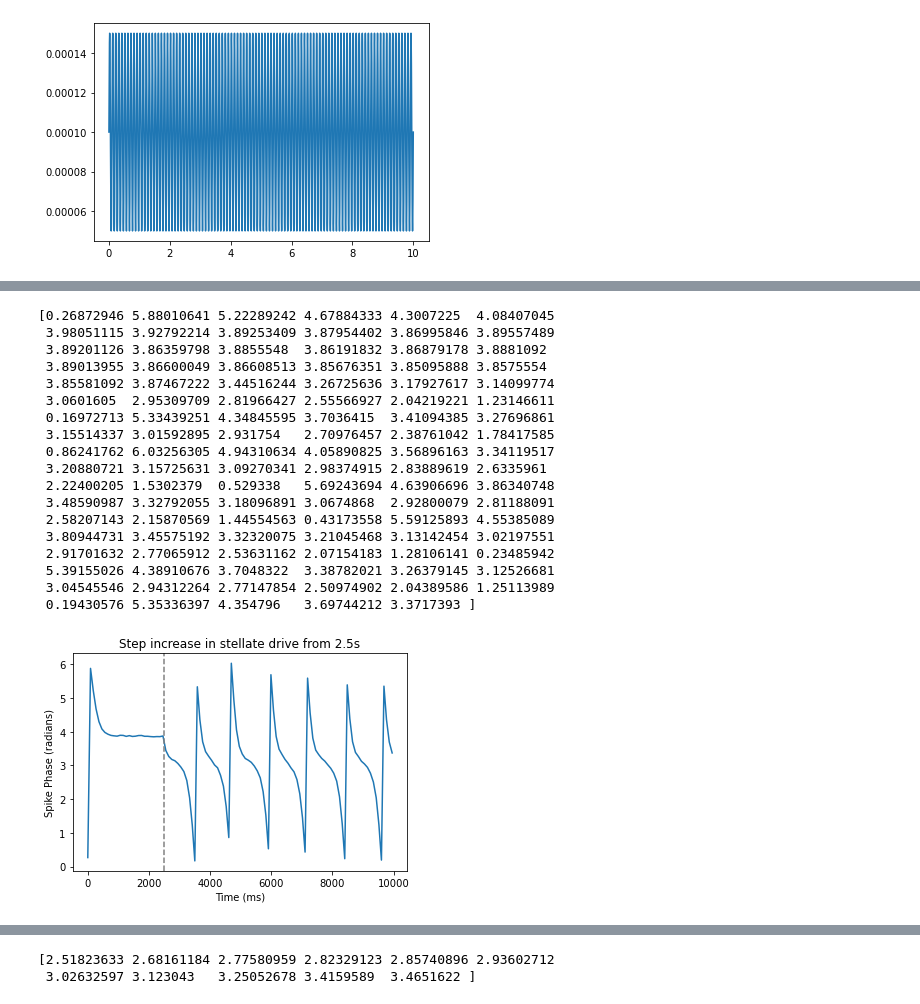
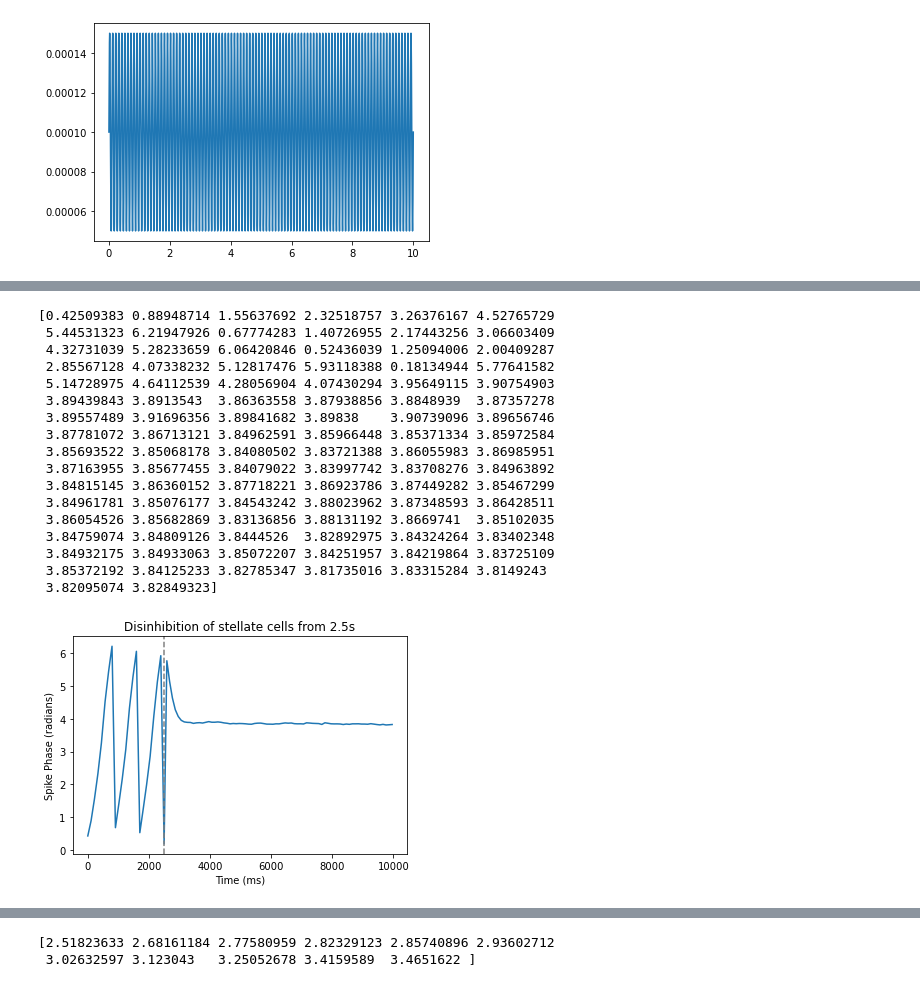
Before and after one commit to tiny-infinity/GridCellsTheta, a Jupyter notebook: amitabha_bose.ipynb, the cells around one changed output, grey strips where cells are left out. Cells and saved outputs as stored; diff of their text form; code cells hidden in the pictures.

```diff
--- a/amitabha_bose.ipynb
+++ b/amitabha_bose.ipynb
@@ -120,32 +156,31 @@ plt.show()
 # %%
 spike_phases = freq * 2* np.pi * (np.array(spike_times.to_python())/1000)%(2*np.pi)
 print(spike_phases)
 plt.plot(spike_times.to_python(),spike_phases)
 plt.axvline(x=2500, color='gray', linestyle='--')
 plt.xlabel('Time (ms)')
 plt.ylabel('Spike Phase (radians)')
-plt.title("Step increase in stellate drive from 2.5s")
+plt.title("Disinhibition of stellate cells from 2.5s")
 #plt.axvline(x=3500, color='gray', linestyle='--')
 plt.savefig('save_figs/phase_prec_step_sig_0.png',dpi=300)
 plt.show()
 # %% [output]
-[0.26872946 5.88010641 5.22289242 4.67884333 4.3007225  4.08407045
- 3.98051115 3.92792214 3.89253409 3.87954402 3.86995846 3.89557489
- 3.89201126 3.86359798 3.8855548  3.86191832 3.86879178 3.8881092
- 3.89013955 3.86600049 3.86608513 3.85676351 3.85095888 3.8575554
- 3.85581092 3.87467222 3.44516244 3.26725636 3.17927617 3.14099774
- 3.0601605  2.95309709 2.81966427 2.55566927 2.04219221 1.23146611
- 0.16972713 5.33439251 4.34845595 3.7036415  3.41094385 3.27696861
- 3.15514337 3.01592895 2.931754   2.70976457 2.38761042 1.78417585
- 0.86241762 6.03256305 4.94310634 4.05890825 3.56896163 3.34119517
- 3.20880721 3.15725631 3.09270341 2.98374915 2.83889619 2.6335961
- 2.22400205 1.5302379  0.529338   5.69243694 4.63906696 3.86340748
- 3.48590987 3.32792055 3.18096891 3.0674868  2.92800079 2.81188091
- 2.58207143 2.15870569 1.44554563 0.43173558 5.59125893 4.55385089
- 3.80944731 3.45575192 3.32320075 3.21045468 3.13142454 3.02197551
- 2.91701632 2.77065912 2.53631162 2.07154183 1.28106141 0.23485942
- 5.39155026 4.38910676 3.7048322  3.38782021 3.26379145 3.12526681
- 3.04545546 2.94312264 2.77147854 2.50974902 2.04389586 1.25113989
- 0.19430576 5.35336397 4.354796   3.69744212 3.3717393 ]
+[0.42509383 0.88948714 1.55637692 2.32518757 3.26376167 4.52765729
+ 5.44531323 6.21947926 0.67774283 1.40726955 2.17443256 3.06603409
+ 4.32731039 5.28233659 6.06420846 0.52436039 1.25094006 2.00409287
+ 2.85567128 4.07338232 5.12817476 5.93118388 0.18134944 5.77641582
+ 5.14728975 4.64112539 4.28056904 4.07430294 3.95649115 3.90754903
+ 3.89439843 3.8913543  3.86363558 3.87938856 3.8848939  3.87357278
+ 3.89557489 3.91696356 3.89841682 3.89838    3.90739096 3.89656746
+ 3.87781072 3.86713121 3.84962591 3.85966448 3.85371334 3.85972584
+ 3.85693522 3.85068178 3.84080502 3.83721388 3.86055983 3.86985951
+ 3.87163955 3.85677455 3.84079022 3.83997742 3.83708276 3.84963892
+ 3.84815145 3.86360152 3.87718221 3.86923786 3.87449282 3.85467299
+ 3.84961781 3.85076177 3.84543242 3.88023962 3.87348593 3.86428511
+ 3.86054526 3.85682869 3.83136856 3.88131192 3.8669741  3.85102035
+ 3.84759074 3.84809126 3.8444526  3.82892975 3.84324264 3.83402348
+ 3.84932175 3.84933063 3.85072207 3.84251957 3.84219864 3.83725109
+ 3.85372192 3.84125233 3.82785347 3.81735016 3.83315284 3.8149243
+ 3.82095074 3.82849323]
-[figure, old version]
+[figure, new version]
 # %%
```
Also changed, not shown: parts of 7 cells of this notebook, 4 other files.
